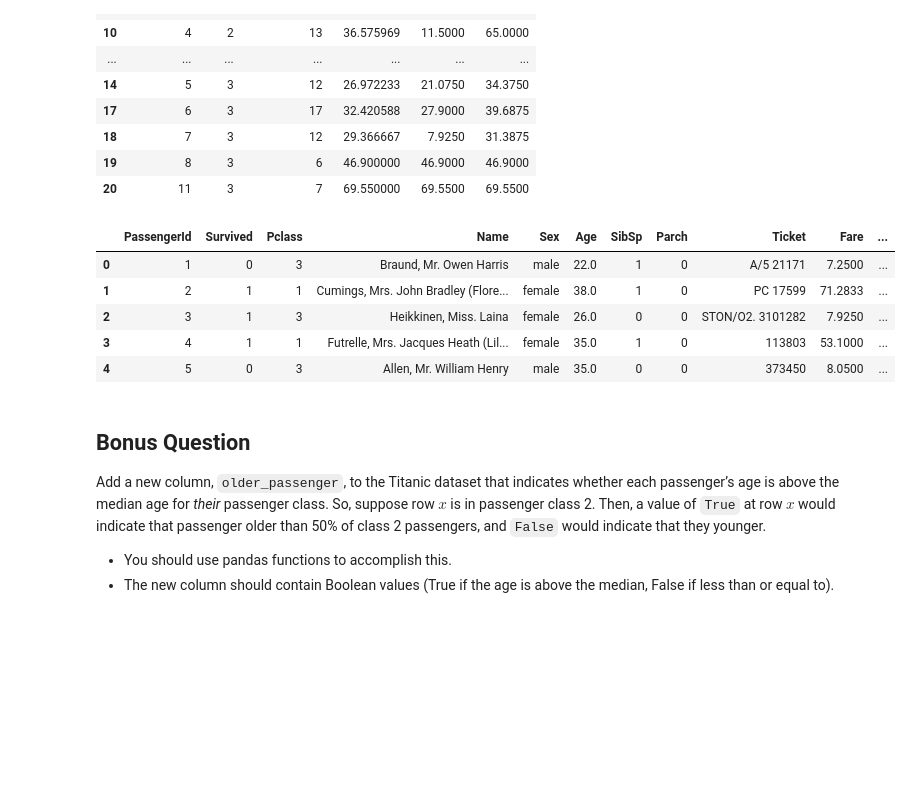
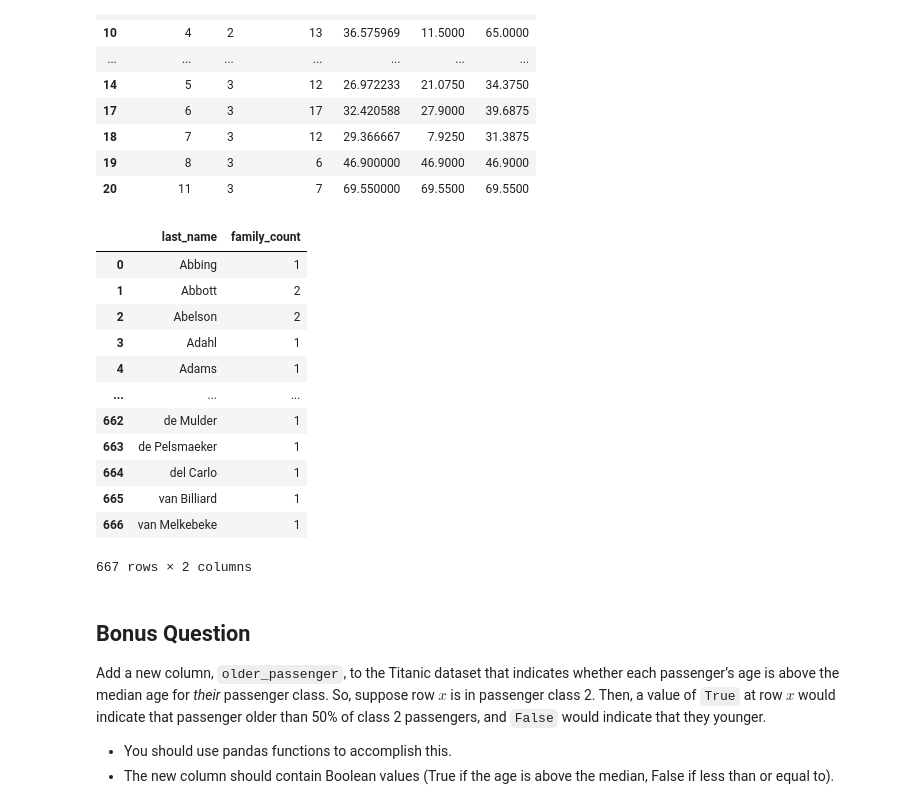
Before and after one commit to sjhawkins24/week-5, a Jupyter notebook: exercises.ipynb, the cells around one changed output. Drawn from its saved outputs; the diff is of its cells as text; code cells hidden in the pictures; blank space fills up the shorter version.

Commit message:
Adding the family names results, and write up

```diff
--- a/exercises.ipynb
+++ b/exercises.ipynb
@@ -216,10 +216,23 @@ grouped_data
 #Now we are getting the last name and counting the frequency
 data[["last_name", "first_name"]] = data["Name"].str.split(",", expand = True)
 # %%
+data.groupby(["last_name"])["last_name"].\
+    count().\
+        to_frame().\
+            rename(columns = {"last_name": "family_count"}).\
+                reset_index().\
+                sort_values("family_count")
 # %% [output]
-|  | PassengerId | Survived | Pclass | Name | Sex | Age | SibSp | Parch | Ticket | Fare | ... |
-| 0 | 1 | 0 | 3 | Braund, Mr. Owen Harris | male | 22.0 | 1 | 0 | A/5 21171 | 7.2500 | ... |
-| 1 | 2 | 1 | 1 | Cumings, Mrs. John Bradley (Flore... | female | 38.0 | 1 | 0 | PC 17599 | 71.2833 | ... |
-| 2 | 3 | 1 | 3 | Heikkinen, Miss. Laina | female | 26.0 | 0 | 0 | STON/O2. 3101282 | 7.9250 | ... |
-| 3 | 4 | 1 | 1 | Futrelle, Mrs. Jacques Heath (Lil... | female | 35.0 | 1 | 0 | 113803 | 53.1000 | ... |
-| 4 | 5 | 0 | 3 | Allen, Mr. William Henry | male | 35.0 | 0 | 0 | 373450 | 8.0500 | ... |
+|  | last_name | family_count |
+| 0 | Abbing | 1 |
+| 1 | Abbott | 2 |
+| 2 | Abelson | 2 |
+| 3 | Adahl | 1 |
+| 4 | Adams | 1 |
+| ... | ... | ... |
+| 662 | de Mulder | 1 |
+| 663 | de Pelsmaeker | 1 |
+| 664 | del Carlo | 1 |
+| 665 | van Billiard | 1 |
+| 666 | van Melkebeke | 1 |
+667 rows × 2 columns
```
Also changed, not shown: parts of 1 cell of this notebook.
